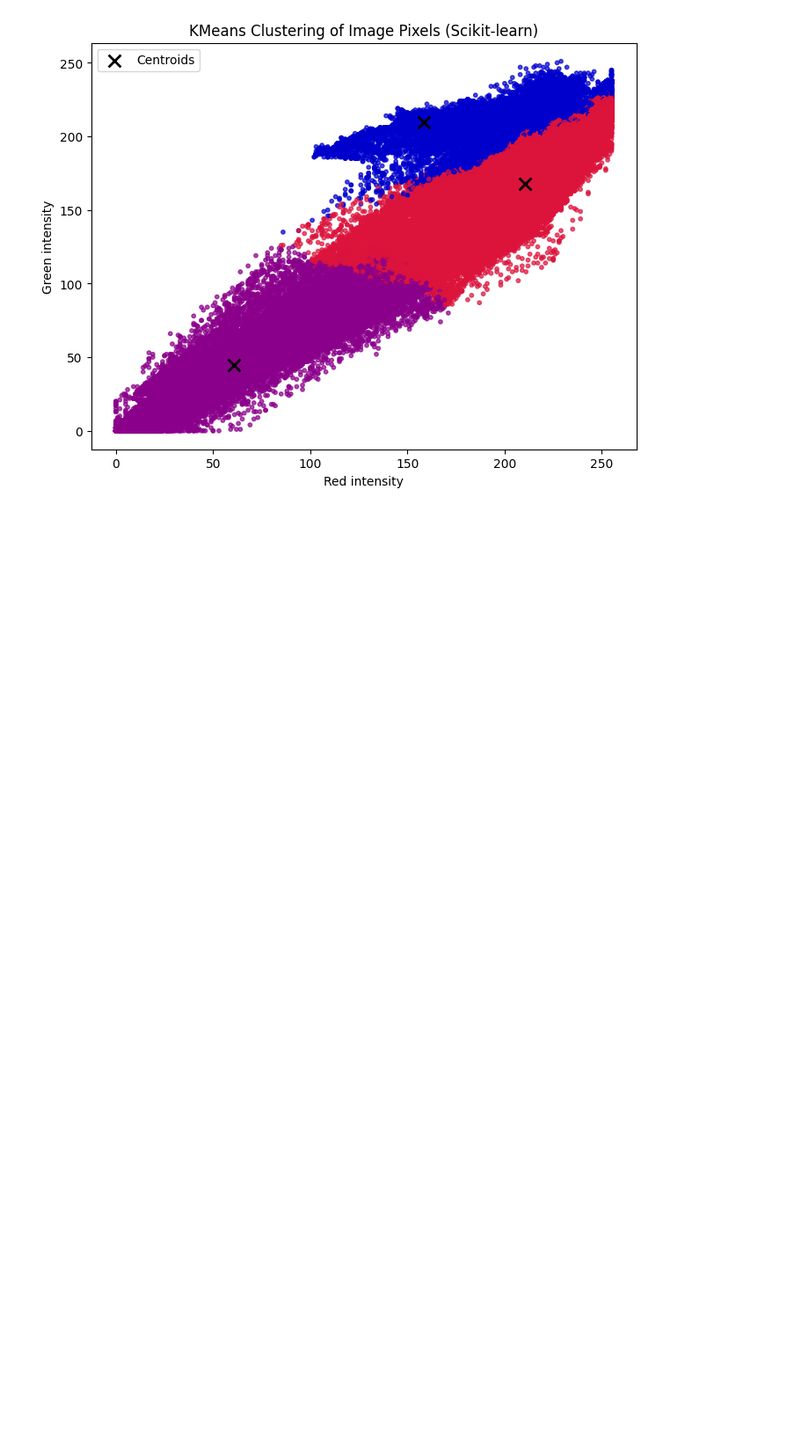
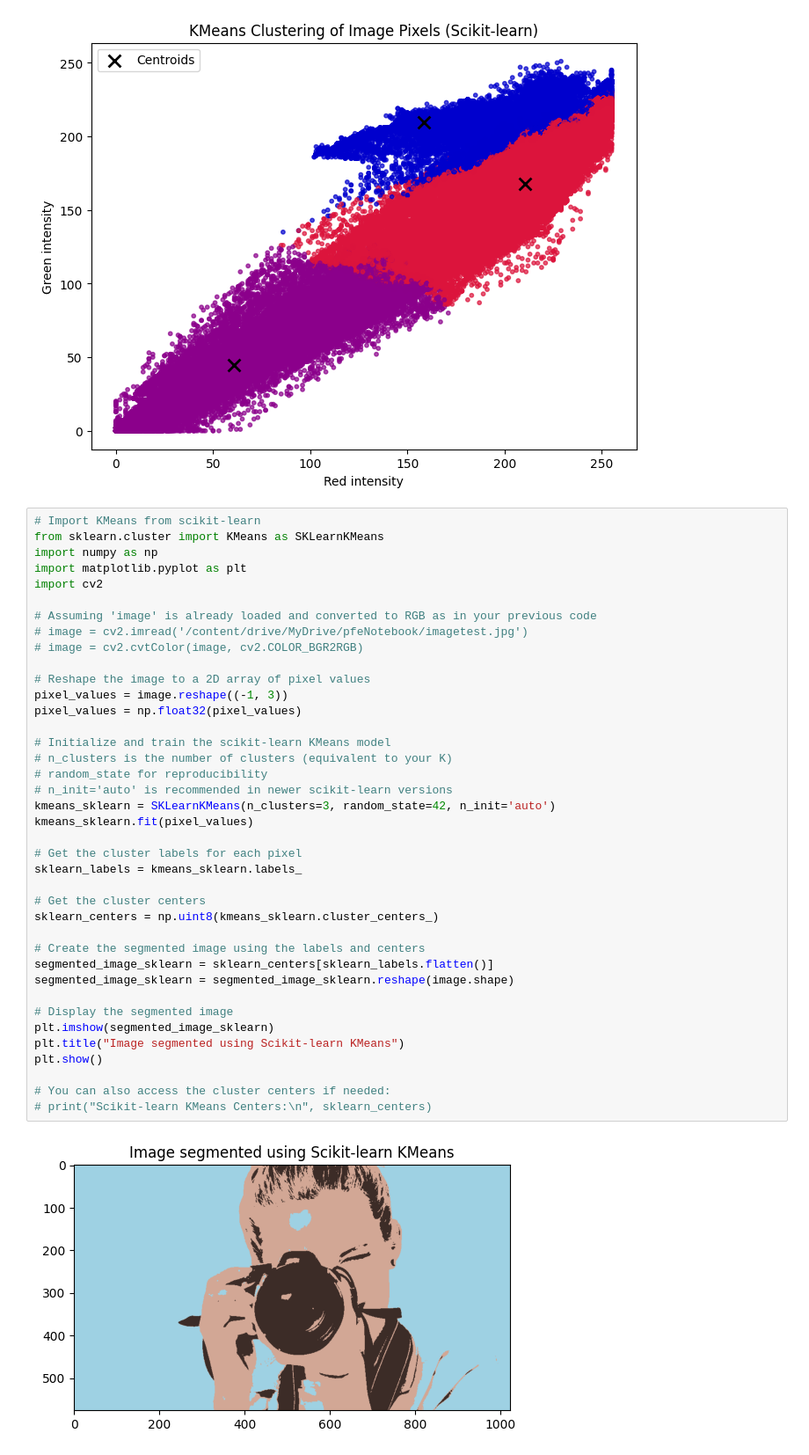
Before and after one commit to Aamii16/pfe, a Jupyter notebook: Untitled0.ipynb, the cells around one changed output. Shown: that part at 88% size. Cells and saved outputs as stored; diff of their text form; blank space fills up the shorter version.

```diff
--- a/Untitled0.ipynb
+++ b/Untitled0.ipynb
@@ -198,3 +198,44 @@ ax.legend()
 plt.show()
 # %% [output]
 [figure]
+# %%
+# Import KMeans from scikit-learn
+from sklearn.cluster import KMeans as SKLearnKMeans
+import numpy as np
+import matplotlib.pyplot as plt
+import cv2
+
+# Assuming 'image' is already loaded and converted to RGB as in your previous code
+# image = cv2.imread('/content/drive/MyDrive/pfeNotebook/imagetest.jpg')
+# image = cv2.cvtColor(image, cv2.COLOR_BGR2RGB)
+
+# Reshape the image to a 2D array of pixel values
+pixel_values = image.reshape((-1, 3))
+pixel_values = np.float32(pixel_values)
+
+# Initialize and train the scikit-learn KMeans model
+# n_clusters is the number of clusters (equivalent to your K)
+# random_state for reproducibility
+# n_init='auto' is recommended in newer scikit-learn versions
+kmeans_sklearn = SKLearnKMeans(n_clusters=3, random_state=42, n_init='auto')
+kmeans_sklearn.fit(pixel_values)
+
+# Get the cluster labels for each pixel
+sklearn_labels = kmeans_sklearn.labels_
+
+# Get the cluster centers
+sklearn_centers = np.uint8(kmeans_sklearn.cluster_centers_)
+
+# Create the segmented image using the labels and centers
+segmented_image_sklearn = sklearn_centers[sklearn_labels.flatten()]
+segmented_image_sklearn = segmented_image_sklearn.reshape(image.shape)
+
+# Display the segmented image
+plt.imshow(segmented_image_sklearn)
+plt.title("Image segmented using Scikit-learn KMeans")
+plt.show()
+
+# You can also access the cluster centers if needed:
+# print("Scikit-learn KMeans Centers:\n", sklearn_centers)
+# %% [output]
+[figure, added]
```
